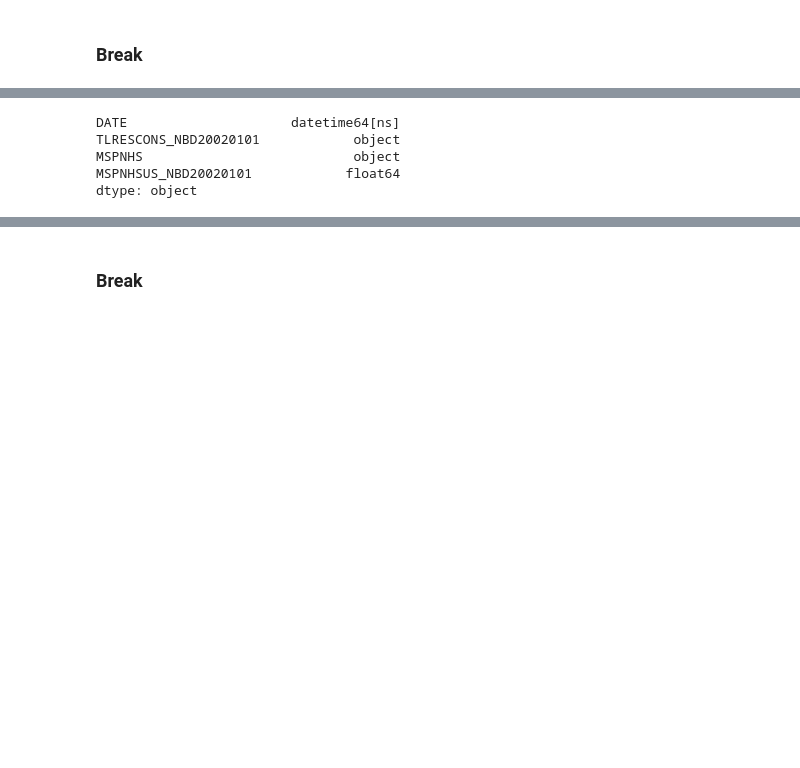
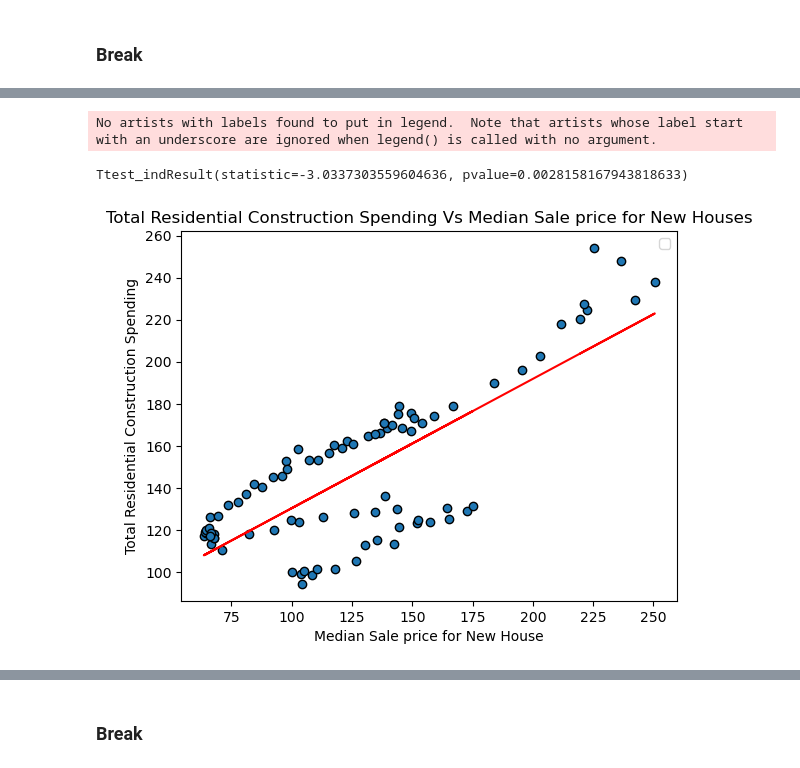
Before and after one commit to dthomas0424/Project1Team6, a Jupyter notebook: project_1_combined.ipynb, the cells around one changed output, grey strips where cells are left out. Saved outputs shown, nothing was run; the diff lists cells and outputs as text; code cells hidden in the pictures; blank space fills up the shorter version.

```diff
--- a/project_1_combined.ipynb
+++ b/project_1_combined.ipynb
@@ -344,9 +342,29 @@ final_comb_df
 # %%
-final_comb_df.dtypes
+# line regression with scatter plot
+d = TCSR_HSP_df["DATE"]
+x = TCSR_HSP_df["TLRESCONS_NBD20020101"]
+y = TCSR_HSP_df["MSPUS_NBD20020101"]
+
+plt.scatter(x, y, edgecolor="black")
+
+slope, int, r, p, std_err = st.linregress(x, y)
+fit = slope * x + int
+
+plt.title("Total Residential Construction Spending Vs Median Sale price for New Houses")
+plt.ylabel("Total Residential Construction Spending")
+plt.xlabel("Median Sale price for New House")
+plt.plot(x,fit, "r-")
+
+ttest = stats.ttest_ind(x, y, equal_var=False)
+print(ttest)
+
+plt.legend(loc="best")
+
+NC_2Q = plt.gcf()
+plt.show()
+NC_2Q.savefig("Images/NC_Quarterly2.png")
 # %% [output]
-DATE                     datetime64[ns]
-TLRESCONS_NBD20020101            object
-MSPNHS                           object
-MSPNHSUS_NBD20020101            float64
-dtype: object
+No artists with labels found to put in legend.  Note that artists whose label start with an underscore are ignored when legend() is called with no argument.
+Ttest_indResult(statistic=-3.0337303559604636, pvalue=0.0028158167943818633)
+[figure, added]
 # %%
```
Also changed, not shown: parts of 8 cells of this notebook.
